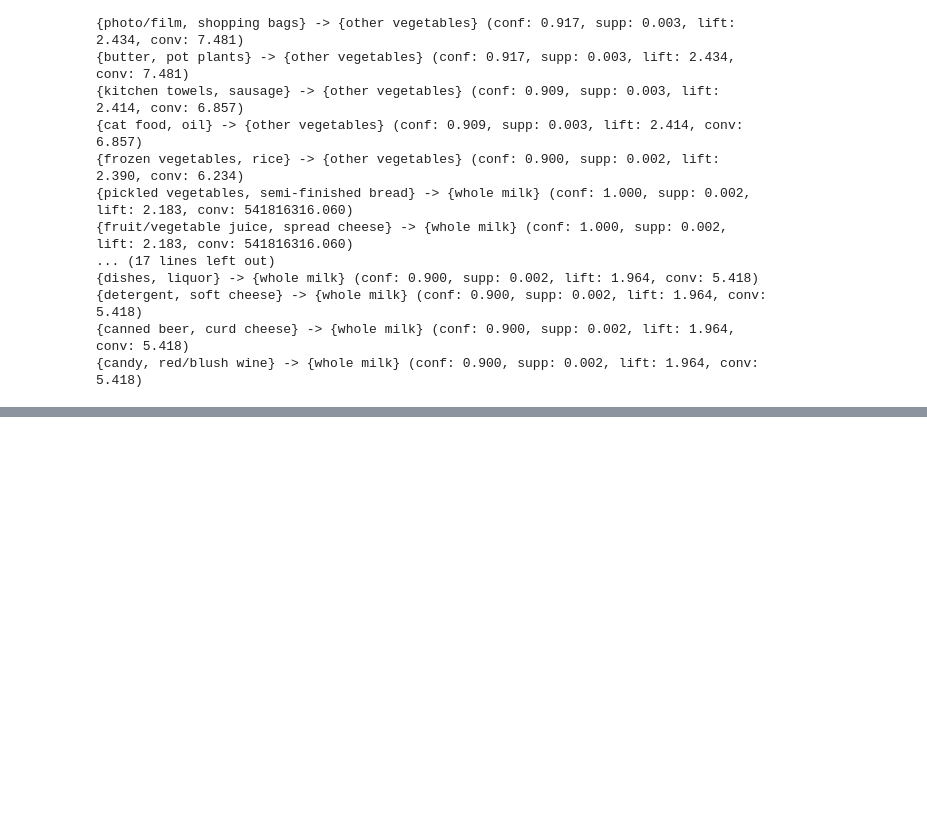
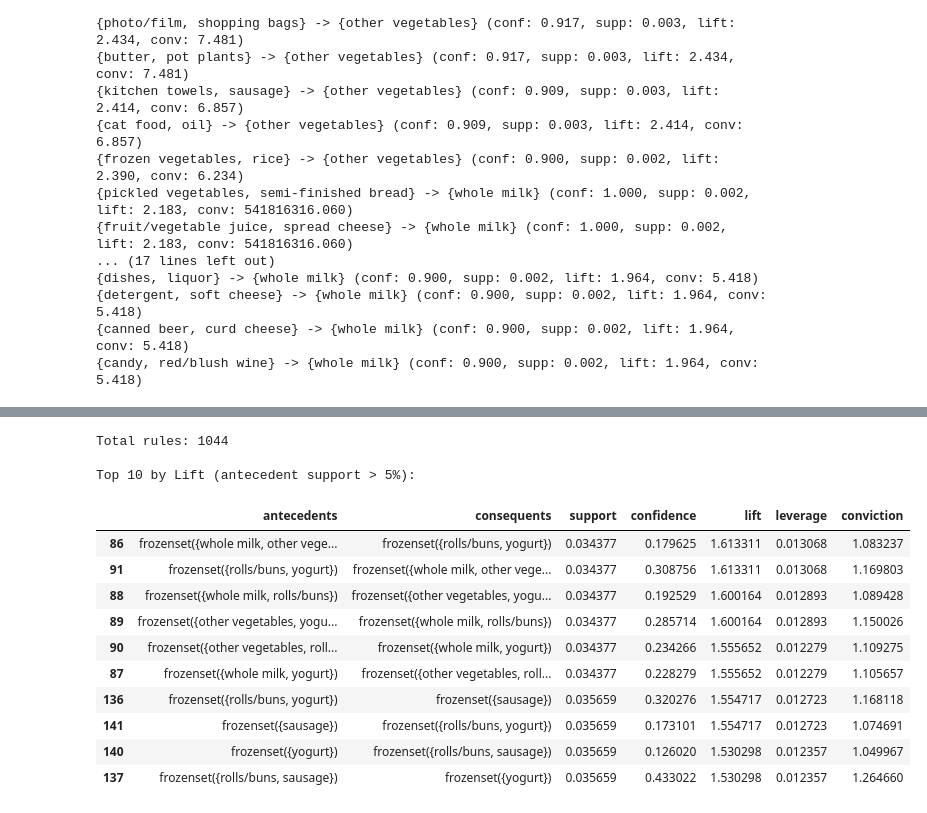
Before and after one commit to robin-szy/machine-learning-course-projects, a Jupyter notebook: HW1_Clustering_Supermarket/association.ipynb, the cells around one changed output, grey strips where cells are left out. Cells and saved outputs as stored; diff of their text form; code cells hidden in the pictures; blank space fills up the shorter version.

```diff
--- a/HW1_Clustering_Supermarket/association.ipynb
+++ b/HW1_Clustering_Supermarket/association.ipynb
@@ -177,0 +328,12 @@ for rule in sorted(rules_rhs, key=lambda rule: rule.lift)[::-1]:
+# %%
+gr_raw = pd.read_csv('Groceries data.csv')
+
+# Group by Member_number only - treats full purchase history as one basket.
+# (Member+Date grouping yields baskets of 1–2 items, too sparse for rules.)
+gr_ohe = pd.crosstab(gr_raw['Member_number'], gr_raw['itemDescription']).astype(bool)
+
+freq_gr = fpgrowth(gr_ohe, min_support=0.03, use_colnames=True)
+freq_gr['length'] = freq_gr['itemsets'].apply(len)
+
+print(f"Frequent itemsets (min_support=3%, per-member grouping): {len(freq_gr)}")
+freq_gr.sort_values('support', ascending=False).head(10)
@@ -177,0 +353,33 @@ for rule in sorted(rules_rhs, key=lambda rule: rule.lift)[::-1]:
+# %%
+rules_gr = association_rules(
+    freq_gr, metric='lift', min_threshold=1.0,
+    num_itemsets=len(freq_gr)
+)
+rules_gr['leverage'] = (rules_gr['support']
+                        - rules_gr['antecedent support']
+                        * rules_gr['consequent support'])
+rules_gr['zhang'] = rules_gr.apply(zhang, axis=1)
+
+print(f"Total rules: {len(rules_gr)}")
+print("\nTop 10 by Lift (antecedent support > 5%):")
+(rules_gr
+ .query('`antecedent support` > 0.05')
+ .sort_values('lift', ascending=False)
+ .head(10)
+ [['antecedents', 'consequents', 'support', 'confidence', 'lift', 'leverage', 'conviction']]
+)
+# %% [output]
+Total rules: 1044
+
+Top 10 by Lift (antecedent support > 5%):
+|  | antecedents | consequents | support | confidence | lift | leverage | conviction |
+| 86 | frozenset({whole milk, other vege... | frozenset({rolls/buns, yogurt}) | 0.034377 | 0.179625 | 1.613311 | 0.013068 | 1.083237 |
+| 91 | frozenset({rolls/buns, yogurt}) | frozenset({whole milk, other vege... | 0.034377 | 0.308756 | 1.613311 | 0.013068 | 1.169803 |
+| 88 | frozenset({whole milk, rolls/buns}) | frozenset({other vegetables, yogu... | 0.034377 | 0.192529 | 1.600164 | 0.012893 | 1.089428 |
+| 89 | frozenset({other vegetables, yogu... | frozenset({whole milk, rolls/buns}) | 0.034377 | 0.285714 | 1.600164 | 0.012893 | 1.150026 |
+| 90 | frozenset({other vegetables, roll... | frozenset({whole milk, yogurt}) | 0.034377 | 0.234266 | 1.555652 | 0.012279 | 1.109275 |
+| 87 | frozenset({whole milk, yogurt}) | frozenset({other vegetables, roll... | 0.034377 | 0.228279 | 1.555652 | 0.012279 | 1.105657 |
+| 136 | frozenset({rolls/buns, yogurt}) | frozenset({sausage}) | 0.035659 | 0.320276 | 1.554717 | 0.012723 | 1.168118 |
+| 141 | frozenset({sausage}) | frozenset({rolls/buns, yogurt}) | 0.035659 | 0.173101 | 1.554717 | 0.012723 | 1.074691 |
+| 140 | frozenset({yogurt}) | frozenset({rolls/buns, sausage}) | 0.035659 | 0.126020 | 1.530298 | 0.012357 | 1.049967 |
+| 137 | frozenset({rolls/buns, sausage}) | frozenset({yogurt}) | 0.035659 | 0.433022 | 1.530298 | 0.012357 | 1.264660 |
```
Also changed, not shown: parts of 16 cells of this notebook, 1 other file.
